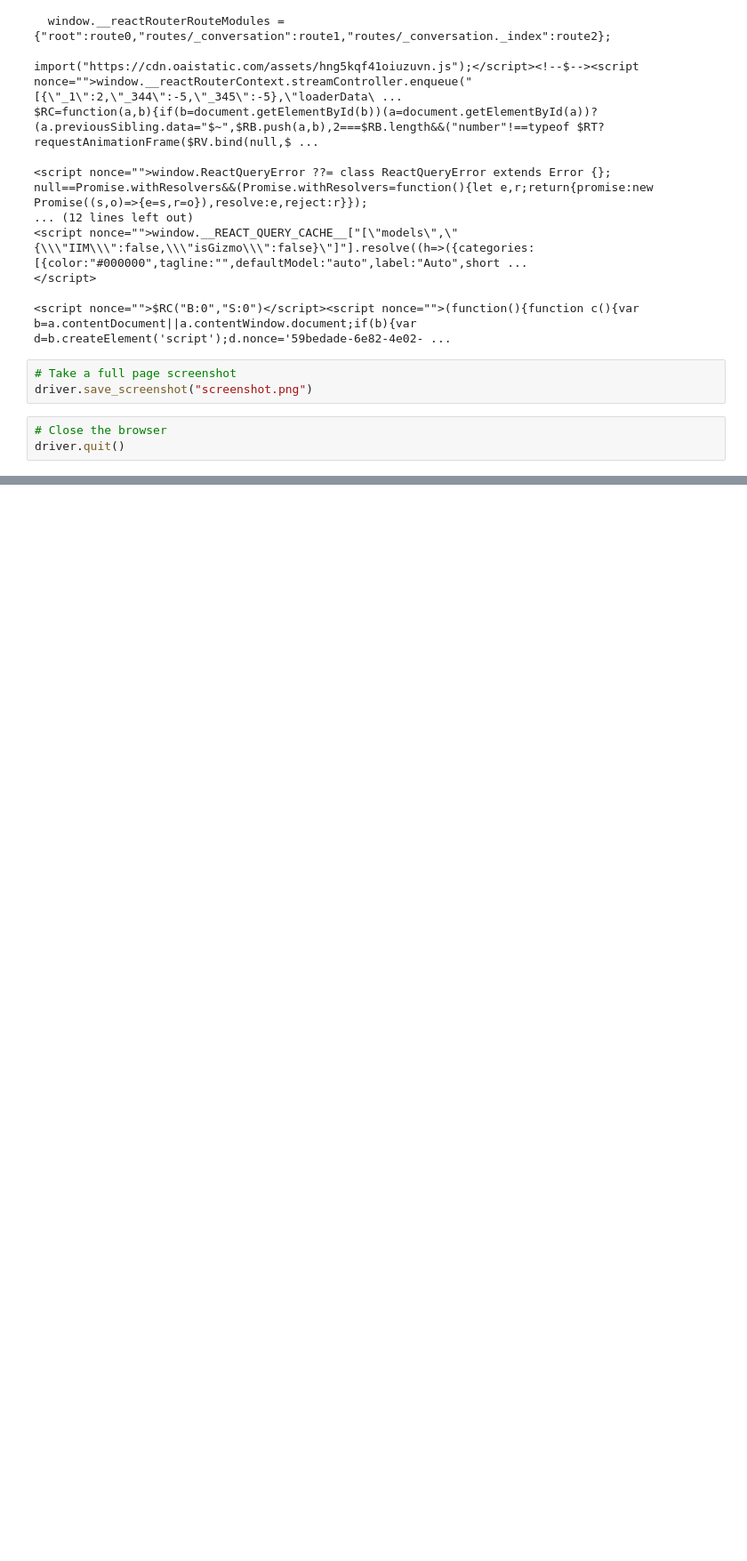
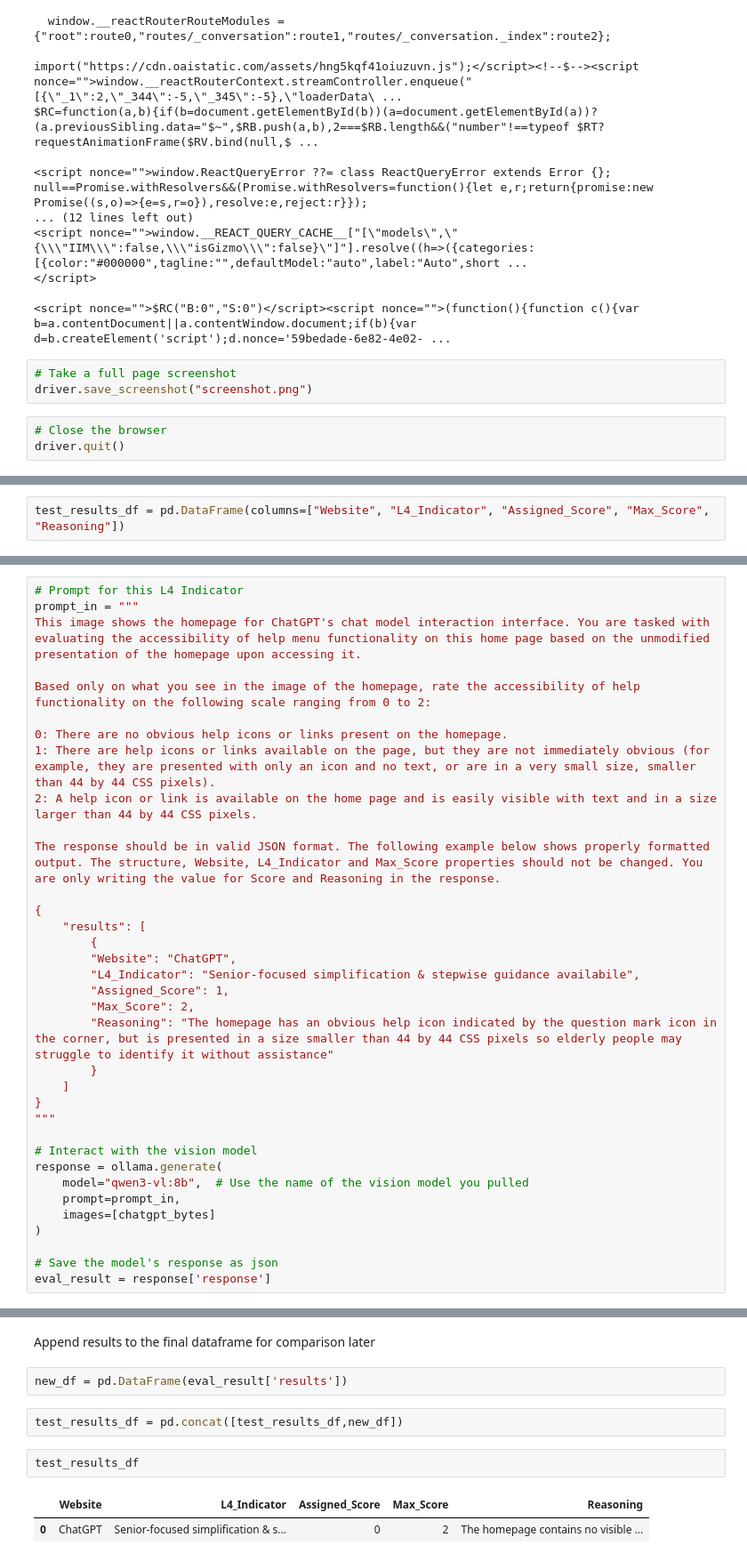
Before and after one commit to gknappattack/Accessibility-Inclusive-Design-Evaluation, a Jupyter notebook: test.ipynb, the cells around one changed output, grey strips where cells are left out. Shown: that part at 89% size. Drawn from its saved outputs; the diff is of its cells as text; blank space fills up the shorter version.

```diff
--- a/test.ipynb
+++ b/test.ipynb
@@ -90,0 +59,2 @@ print(json_out)
+# %%
+test_results_df = pd.DataFrame(columns=["Website", "L4_Indicator", "Assigned_Score", "Max_Score", "Reasoning"])
@@ -90,0 +75,35 @@ print(json_out)
+# %%
+# Prompt for this L4 Indicator
+prompt_in = """
+This image shows the homepage for ChatGPT's chat model interaction interface. You are tasked with evaluating the accessibility of help menu functionality on this home page based on the unmodified presentation of the homepage upon accessing it.
+
+Based only on what you see in the image of the homepage, rate the accessibility of help functionality on the following scale ranging from 0 to 2:
+
+0: There are no obvious help icons or links present on the homepage.
+1: There are help icons or links available on the page, but they are not immediately obvious (for example, they are presented with only an icon and no text, or are in a very small size, smaller than 44 by 44 CSS pixels).
+2: A help icon or link is available on the home page and is easily visible with text and in a size larger than 44 by 44 CSS pixels.
+
+The response should be in valid JSON format. The following example below shows properly formatted output. The structure, Website, L4_Indicator and Max_Score properties should not be changed. You are only writing the value for Score and Reasoning in the response.
+
+{
+    "results": [
+        {
+        "Website": "ChatGPT",
+        "L4_Indicator": "Senior-focused simplification & stepwise guidance availabile",
+        "Assigned_Score": 1,
+        "Max_Score": 2,
+        "Reasoning": "The homepage has an obvious help icon indicated by the question mark icon in the corner, but is presented in a size smaller than 44 by 44 CSS pixels so elderly people may struggle to identify it without assistance"
+        }
+    ]
+}
+"""
+
+# Interact with the vision model
+response = ollama.generate(
+    model="qwen3-vl:8b",  # Use the name of the vision model you pulled
+    prompt=prompt_in,
+    images=[chatgpt_bytes]
+)
+
+# Save the model's response as json
+eval_result = response['response']
@@ -90,0 +116,11 @@ print(json_out)
+# %% [markdown]
+Append results to the final dataframe for comparison later
+# %%
+new_df = pd.DataFrame(eval_result['results'])
+# %%
+test_results_df = pd.concat([test_results_df,new_df])
+# %%
+test_results_df
+# %% [output]
+|  | Website | L4_Indicator | Assigned_Score | Max_Score | Reasoning |
+| 0 | ChatGPT | Senior-focused simplification & s... | 0 | 2 | The homepage contains no visible ... |
```
Also changed, not shown: parts of 55 cells of this notebook, 2 other files.
